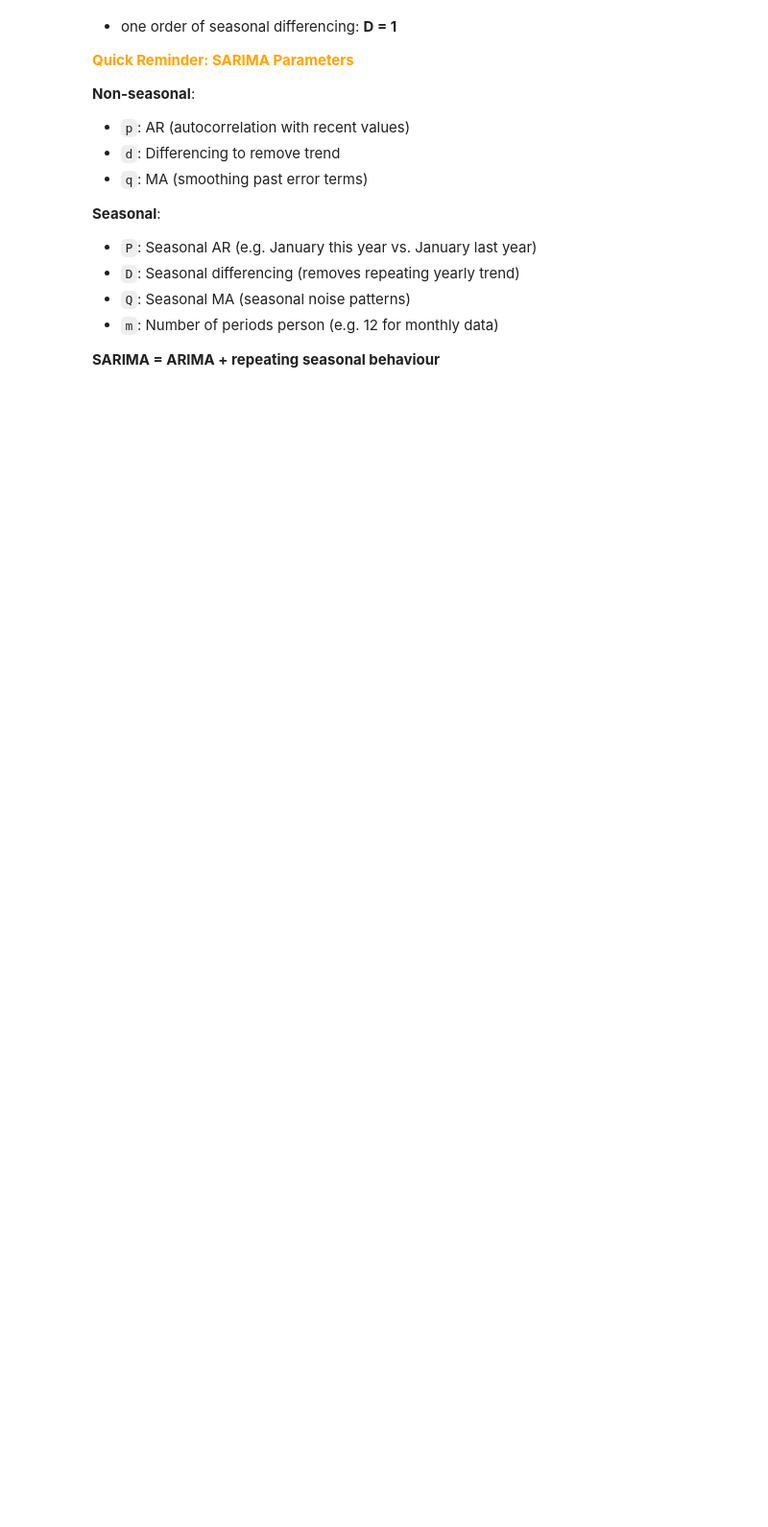
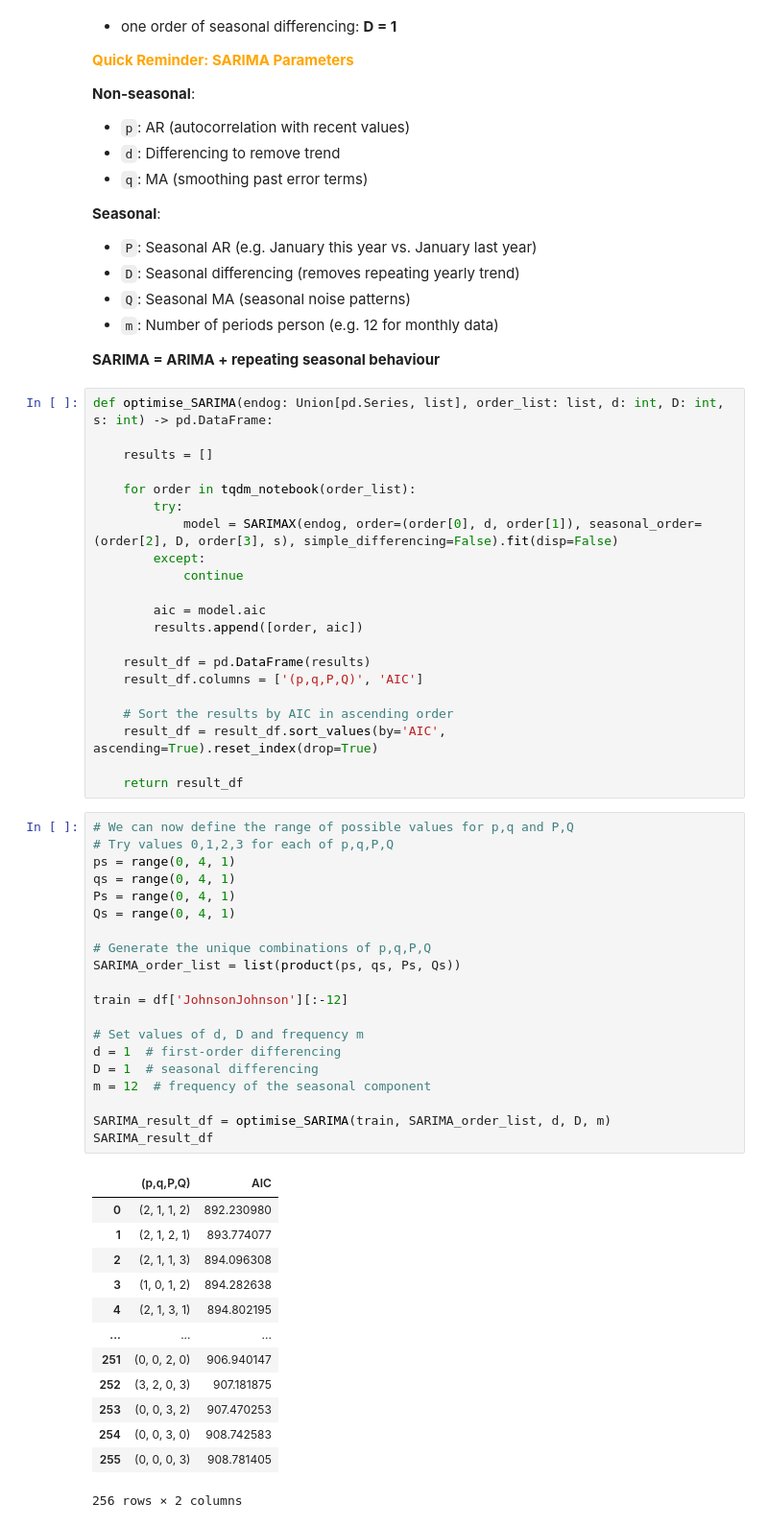
Before and after one commit to michaelhudson2205/INFO3022_Practicals, a Jupyter notebook: P4_4_SARIMA.ipynb, the cells around one changed output. Shown at 96% size. Saved outputs shown, nothing was run; the diff lists cells and outputs as text; blank space fills up the shorter version.

Commit message:
Used range() for P & Q (H).

```diff
--- a/P4_4_SARIMA.ipynb
+++ b/P4_4_SARIMA.ipynb
@@ -264,3 +264,58 @@ This is now stationary. So we performed:
 - `m`: Number of periods person (e.g. 12 for monthly data)
 
 **SARIMA = ARIMA + repeating seasonal behaviour**
+# %%
+def optimise_SARIMA(endog: Union[pd.Series, list], order_list: list, d: int, D: int, s: int) -> pd.DataFrame:
+
+    results = []
+
+    for order in tqdm_notebook(order_list):
+        try:
+            model = SARIMAX(endog, order=(order[0], d, order[1]), seasonal_order=(order[2], D, order[3], s), simple_differencing=False).fit(disp=False)
+        except:
+            continue
+
+        aic = model.aic
+        results.append([order, aic])
+
+    result_df = pd.DataFrame(results)
+    result_df.columns = ['(p,q,P,Q)', 'AIC']
+
+    # Sort the results by AIC in ascending order
+    result_df = result_df.sort_values(by='AIC', ascending=True).reset_index(drop=True)
+
+    return result_df
+# %%
+# We can now define the range of possible values for p,q and P,Q
+# Try values 0,1,2,3 for each of p,q,P,Q
+ps = range(0, 4, 1)
+qs = range(0, 4, 1)
+Ps = range(0, 4, 1)
+Qs = range(0, 4, 1)
+
+# Generate the unique combinations of p,q,P,Q
+SARIMA_order_list = list(product(ps, qs, Ps, Qs))
+
+train = df['JohnsonJohnson'][:-12]
+
+# Set values of d, D and frequency m
+d = 1  # first-order differencing
+D = 1  # seasonal differencing
+m = 12  # frequency of the seasonal component
+
+SARIMA_result_df = optimise_SARIMA(train, SARIMA_order_list, d, D, m)
+SARIMA_result_df
+# %% [output]
+|  | (p,q,P,Q) | AIC |
+| 0 | (2, 1, 1, 2) | 892.230980 |
+| 1 | (2, 1, 2, 1) | 893.774077 |
+| 2 | (2, 1, 1, 3) | 894.096308 |
+| 3 | (1, 0, 1, 2) | 894.282638 |
+| 4 | (2, 1, 3, 1) | 894.802195 |
+| ... | ... | ... |
+| 251 | (0, 0, 2, 0) | 906.940147 |
+| 252 | (3, 2, 0, 3) | 907.181875 |
+| 253 | (0, 0, 3, 2) | 907.470253 |
+| 254 | (0, 0, 3, 0) | 908.742583 |
+| 255 | (0, 0, 0, 3) | 908.781405 |
+256 rows × 2 columns
```
Also changed, not shown: parts of 6 cells of this notebook.
